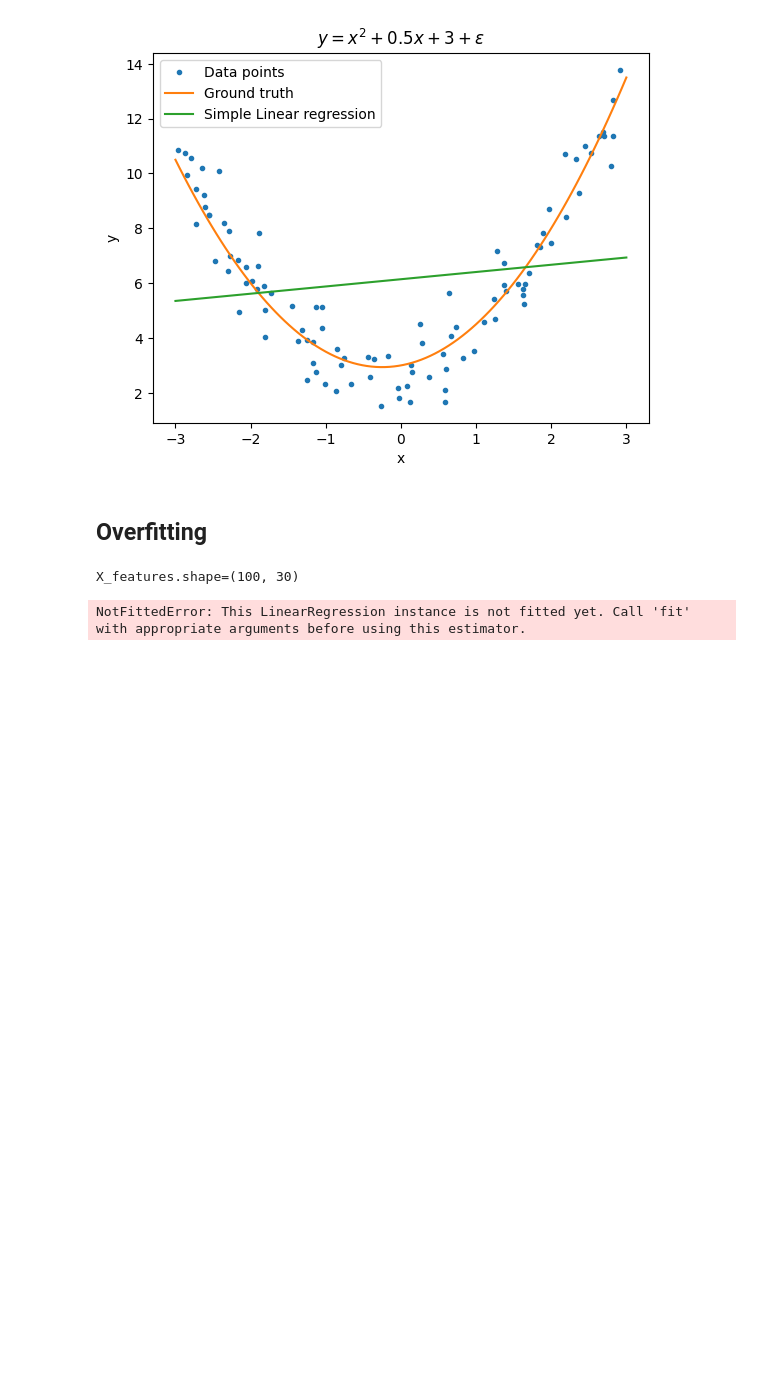
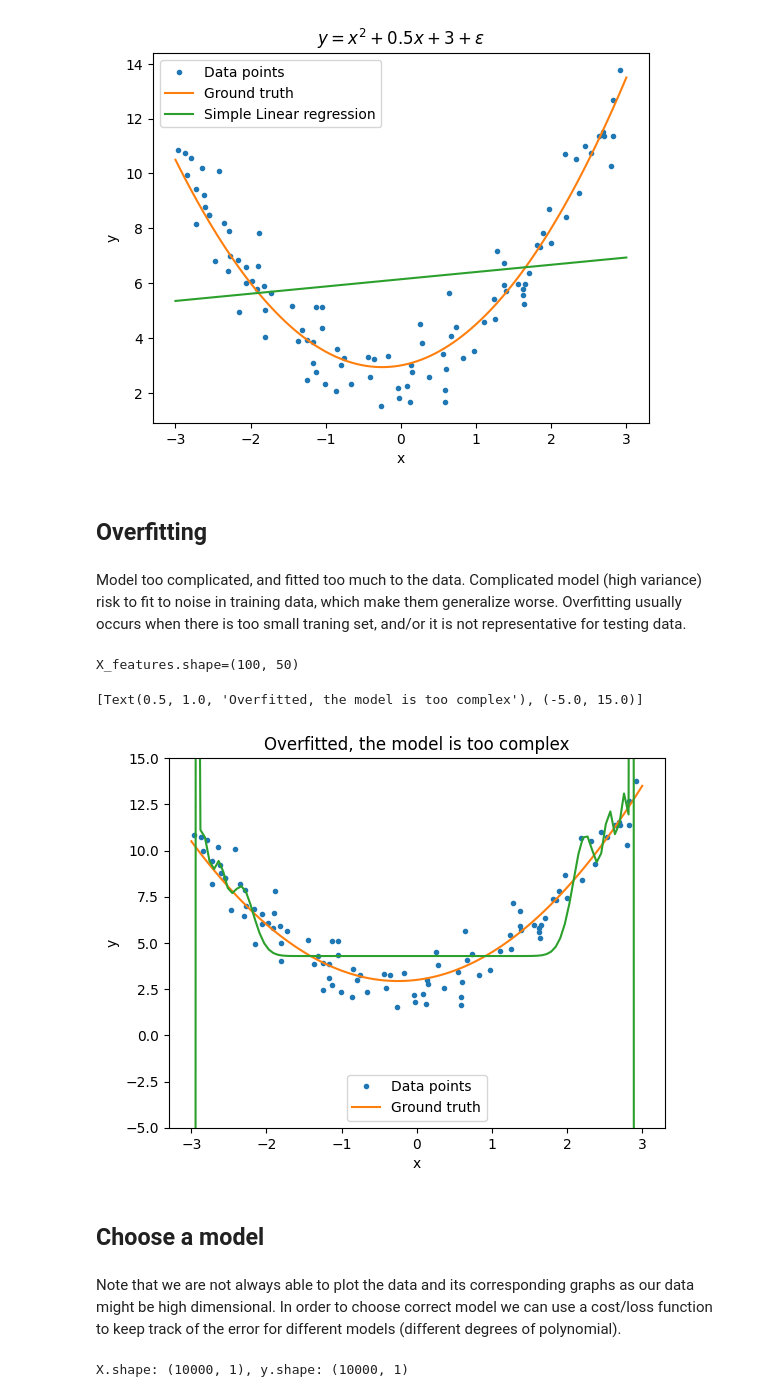
Before and after one commit to JoelOscarsson/Machine-Learning, a Jupyter notebook: Code-Alongs/L3-Underfit-Overfit-polynomial.ipynb, the cells around one changed output. Cells and saved outputs as stored; diff of their text form; code cells hidden in the pictures; blank space fills up the shorter version.

```diff
--- a/Code-Alongs/L3-Underfit-Overfit-polynomial.ipynb
+++ b/Code-Alongs/L3-Underfit-Overfit-polynomial.ipynb
@@ -152,15 +152,46 @@ ax.legend();
 [figure]
 # %% [markdown]
 ## Overfitting
+# %% [markdown]
+Model too complicated, and fitted too much to the data. Complicated model (high variance) risk to fit to noise in training data, which make them generalize worse. Overfitting usually occurs when there is too small traning set, and/or it is not representative for testing data.
 # %%
-polynomial_instance = PolynomialFeatures(30, include_bias=False)
+polynomial_instance = PolynomialFeatures(50, include_bias=False)
 X_features = polynomial_instance.fit_transform(X)
 
 print(f"{X_features.shape=}")
 
 model = LinearRegression()
-model.fit(X_features)
-y_pred = model.predict(X_features)
+model.fit(X_features, y)
+
+
+x_polynomial_features = polynomial_instance.transform(x)
+
+
+y_pred = model.predict(x_polynomial_features)
+
+
+ax = draw_data()
+# Runges fenomen, stora svägningar när man har större polynomolgrad när man vill fånga in punkterna
+ax.plot(x, y_pred)
+# ax.set(ylim = [-5,15])
+ax.set(title = "Overfitted, the model is too complex", ylim = [-5, 15])
 # %% [output]
-X_features.shape=(100, 30)
+X_features.shape=(100, 50)
-NotFittedError: This LinearRegression instance is not fitted yet. Call 'fit' with appropriate arguments before using this estimator.
+[Text(0.5, 1.0, 'Overfitted, the model is too complex'), (-5.0, 15.0)]
+[figure, added]
+# %% [markdown]
+## Choose a model
+# %% [markdown]
+Note that we are not always able to plot the data and its corresponding graphs as our data might be high dimensional. In order to choose correct model we can use a cost/loss function to keep track of the error for different models (different degrees of polynomial).
+# %%
+from sklearn.model_selection import train_test_split
+
+# we increase number of simulated samples
+samples = 10000
+X = np.random.uniform(-3,3, (samples,1))
+f = lambda x: x**4 + x**2 + .5*x + 3 # change model to 3rd degree polynomial
+y = f(X)+np.random.randn(samples,1)
+
+print(f"X.shape: {X.shape}, y.shape: {y.shape}")
+# %% [output]
+X.shape: (10000, 1), y.shape: (10000, 1)
```
Also changed, not shown: parts of 8 cells of this notebook, 1 other file.
